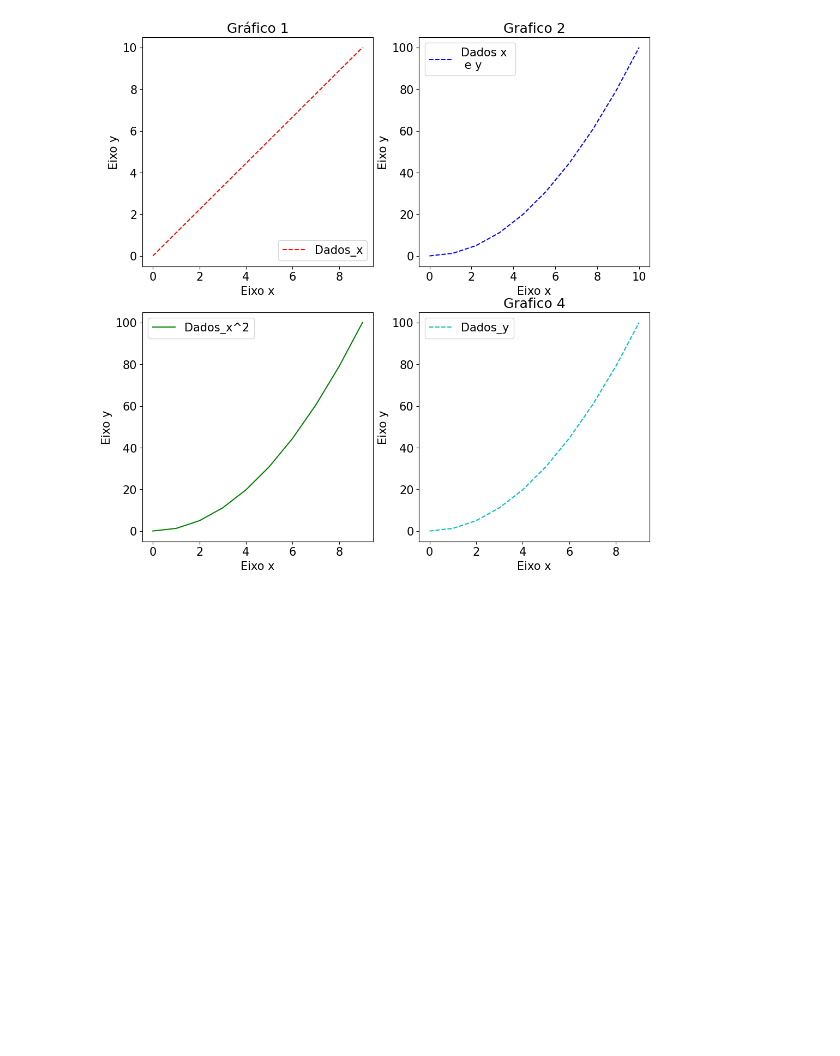
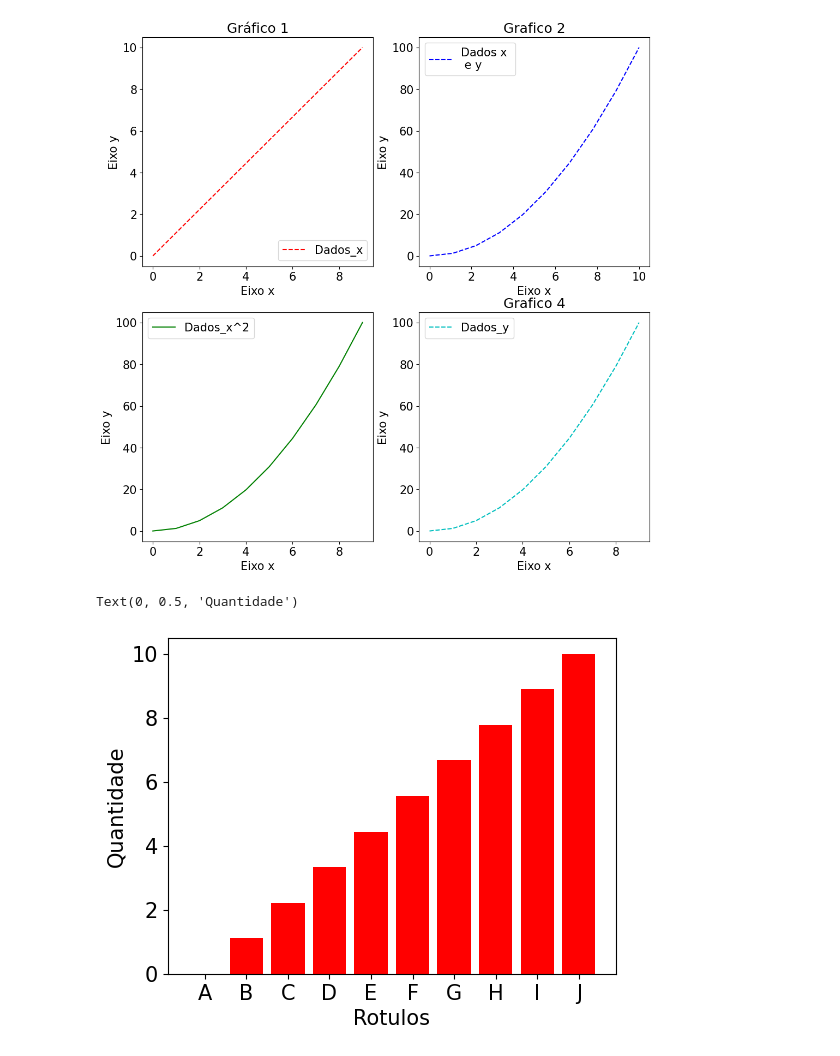
Before and after one commit to danielvieira95/Inteligencia_Artificial_2025, a Jupyter notebook: Turma-B/Aulas03e04/codigo.ipynb, the cells around one changed output. Cells and saved outputs as stored; diff of their text form; code cells hidden in the pictures; blank space fills up the shorter version.

Commit message:
aula 03
 grafico de barras com matplotlib

```diff
--- a/Turma-B/Aulas03e04/codigo.ipynb
+++ b/Turma-B/Aulas03e04/codigo.ipynb
@@ -73,3 +73,17 @@ plt.savefig('Graficos aula03.png') # serve para salvar figura
 plt.show() # remove o warning
 # %% [output]
 [figure]
+# %%
+ # criando um grafico de barras
+
+Figura = plt.figure () # Cria uma variavel chamada figura
+Grafico = Figura.add_axes([0,0,0.7,0.7]) # cria eixos para o grafico
+# cria rotulos
+Rotulos=['A','B','C','D','E','F','G','H','I','J']
+# Plota o gráfico
+Grafico.bar(Rotulos,Dados_x,color='red') # plota grafico de barras
+Grafico.set_xlabel('Rotulos') # adicionando titulos nos eixos
+Grafico.set_ylabel('Quantidade')
+# %% [output]
+Text(0, 0.5, 'Quantidade')
+[figure, added]
```
Also changed, not shown: parts of 1 cell of this notebook.
